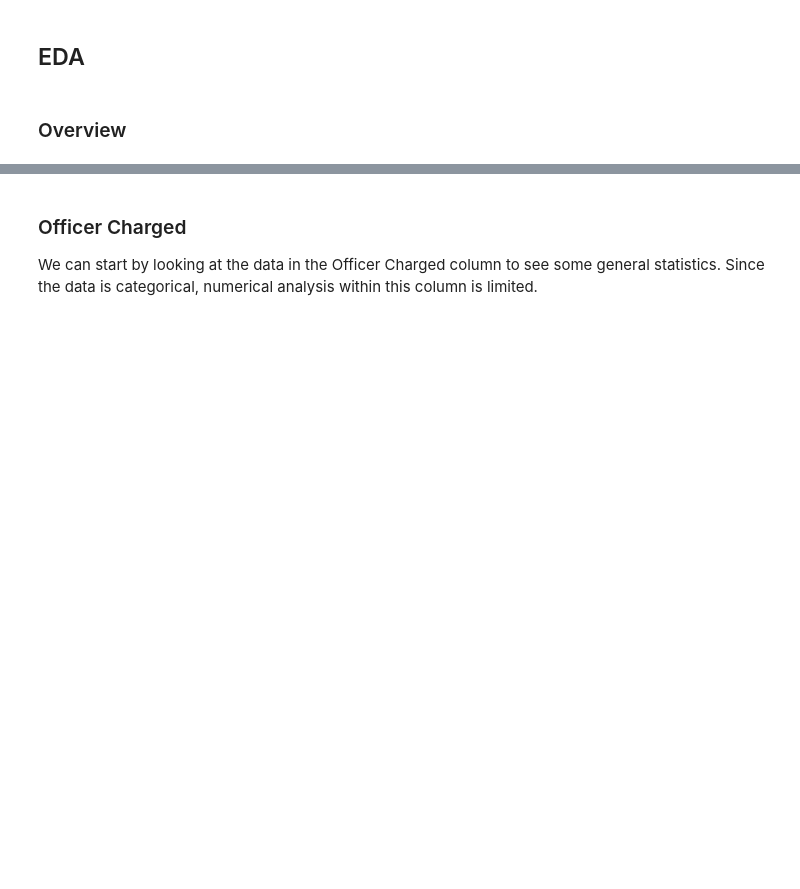
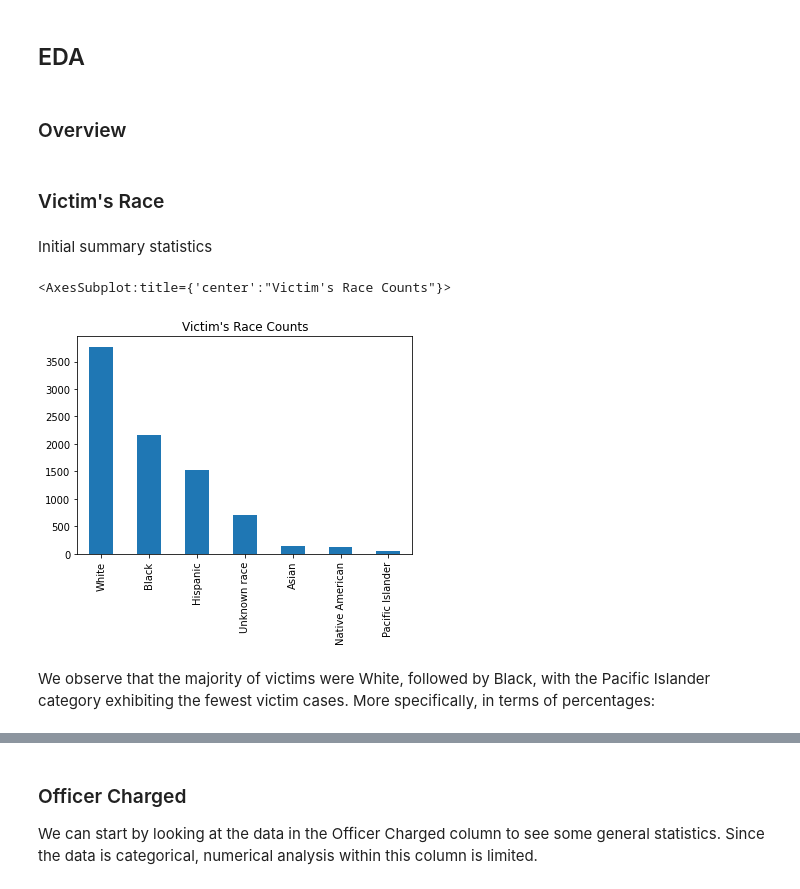
Before and after one commit to dowoma/DDS_BLM, a Jupyter notebook: DataCleaning-copy.ipynb, the cells around one changed output, grey strips where cells are left out. Drawn from its saved outputs; the diff is of its cells as text; code cells hidden in the pictures; blank space fills up the shorter version.

```diff
--- a/DataCleaning-copy.ipynb
+++ b/DataCleaning-copy.ipynb
@@ -235,3 +240,14 @@ If unarmed (0), armed (1), unclear (3) otherwise (NaN).
 ## EDA
 # %% [markdown]
 ### Overview
+# %% [markdown]
+### Victim's Race
+# %% [markdown]
+Initial summary statistics
+# %%
+mpv['race'].value_counts().plot(kind='bar', title="Victim's Race Counts")
+# %% [output]
+<AxesSubplot:title={'center':"Victim's Race Counts"}>
+[figure, added]
+# %% [markdown]
+We observe that the majority of victims were White, followed by Black, with the Pacific Islander category exhibiting the fewest victim cases. More specifically, in terms of percentages:
```
Also changed, not shown: parts of 14 cells of this notebook.
